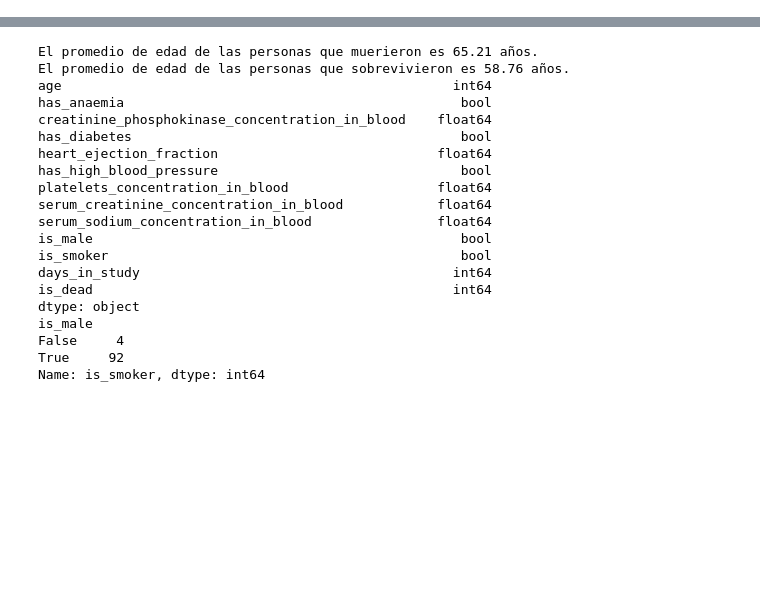
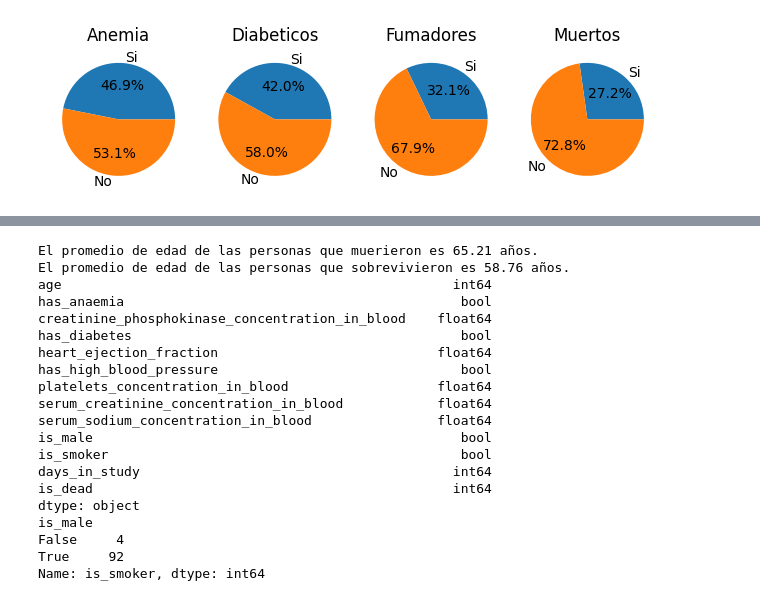
Before and after one commit to JeisonDanielMoncada/Proyecto_integrador_procesar_datoss, a Jupyter notebook: borrador.ipynb, the cells around one changed output, grey strips where cells are left out. Saved outputs shown, nothing was run; the diff lists cells and outputs as text; code cells hidden in the pictures; blank space fills up the shorter version.

```diff
--- a/borrador.ipynb
+++ b/borrador.ipynb
@@ -40,0 +129,42 @@ print(promedio_edad)
+# %%
+import matplotlib.pyplot as plt
+
+
+df_anaemia = df.groupby('anaemia').size()
+df_diabetes = df.groupby("diabetes").size()
+df_smoking = df.groupby("smoking").size()
+df_dead = df.groupby("DEATH_EVENT").size()
+
+
+# Creamos una figura con una cuadrícula de 2x2
+plt.subplot(1, 4, 1)
+categorias_1 = ['Si', 'No']
+valores_1 = [df_anaemia[1],df_anaemia[0]]
+plt.pie(valores_1, labels=categorias_1,autopct="%.1f%%")
+plt.title("Anemia")
+
+plt.subplot(1, 4, 2)
+categorias_2 = ['Si', 'No']
+valores_2 = [df_diabetes[1],df_diabetes[0]]
+plt.pie(valores_2, labels=categorias_2,autopct="%.1f%%")
+plt.title("Diabeticos")
+
+plt.subplot(1, 4, 3)
+categorias_3 = ['Si', 'No']
+valores_3 = [df_smoking[1],df_smoking[0]]
+plt.pie(valores_3, labels=categorias_3,autopct="%.1f%%")
+plt.title("Fumadores")
+
+plt.subplot(1, 4, 4)
+categorias_4 = ['Si', 'No']
+valores_4 = [df_dead[1],df_dead[0]]
+plt.pie(valores_4, labels=categorias_4,autopct="%.1f%%")
+plt.title("Muertos")
+
+# Ajustar los espacios entre los subgráficos
+plt.tight_layout()
+
+# Mostrar la figura con los subgráficos
+plt.show()
+# %% [output]
+[figure, added]
```
Also changed, not shown: parts of 12 cells of this notebook, 4 other files.
